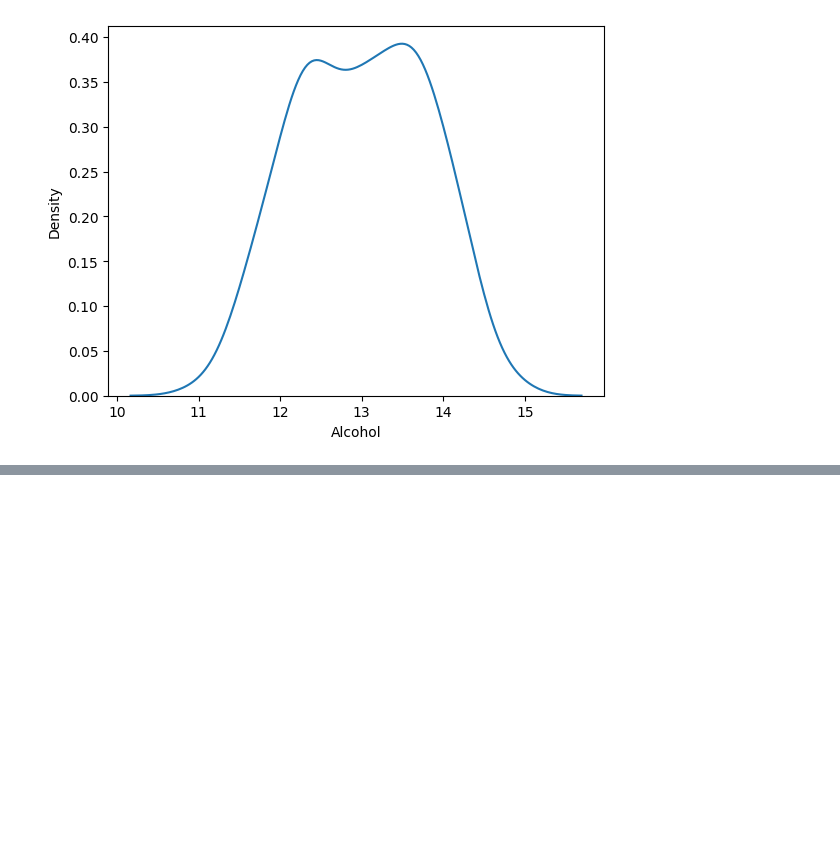
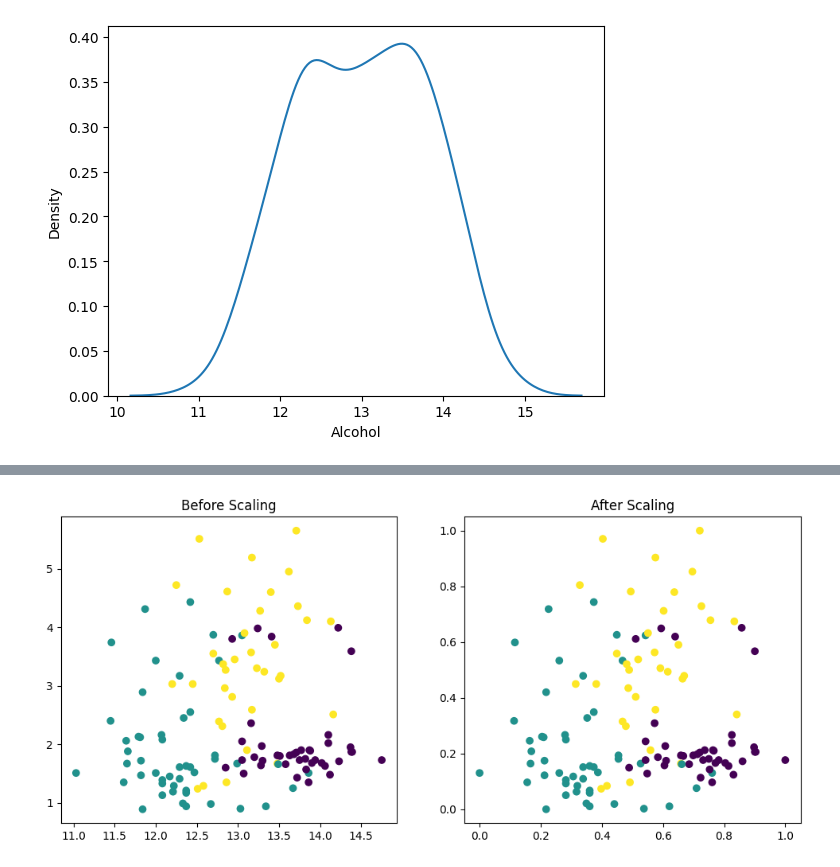
Before and after one commit to MDalamin5/Machine-Learning-2.0, a Jupyter notebook: 5-Feature-Engineering/Feature-Scaling/Normalization/normalization.ipynb, the cells around one changed output, grey strips where cells are left out. Saved outputs shown, nothing was run; the diff lists cells and outputs as text; code cells hidden in the pictures; blank space fills up the shorter version.

Commit message:
feature scaling Normalization

```diff
--- a/5-Feature-Engineering/Feature-Scaling/Normalization/normalization.ipynb
+++ b/5-Feature-Engineering/Feature-Scaling/Normalization/normalization.ipynb
@@ -29,0 +45,3 @@ sns.kdeplot(data=df, x="Alcohol")
+# %%
+y = df.iloc[:, 0]
+X = df.iloc[:, 1:3]
@@ -29,0 +62,4 @@ sns.kdeplot(data=df, x="Alcohol")
+# %%
+from sklearn.model_selection import train_test_split
+X_train, X_test, y_train, y_test = train_test_split(X, y, test_size=.3, random_state=0)
+X_train.shape, X_test.shape
@@ -29,0 +68,7 @@ sns.kdeplot(data=df, x="Alcohol")
+# %%
+from sklearn.preprocessing import MinMaxScaler
+scaler = MinMaxScaler()
+scaler.fit(X_train)
+
+X_train_scaled = scaler.fit_transform(X_train)
+X_test_scaled = scaler.fit_transform(X_test)
@@ -29,0 +87,2 @@ sns.kdeplot(data=df, x="Alcohol")
+# %%
+X_train_scaled = pd.DataFrame(X_train_scaled, columns=["Alcohol", "Malic acid"])
@@ -29,0 +101,10 @@ sns.kdeplot(data=df, x="Alcohol")
+# %%
+fig, (ax1, ax2) = plt.subplots(ncols=2, figsize=(12, 5))
+
+ax1.scatter(X_train['Alcohol'], X_train['Malic acid'],c=y_train)
+ax1.set_title("Before Scaling")
+ax2.scatter(X_train_scaled['Alcohol'], X_train_scaled['Malic acid'],c=y_train)
+ax2.set_title("After Scaling")
+plt.show()
+# %% [output]
+[figure, added]
```
Also changed, not shown: parts of 11 cells of this notebook.
